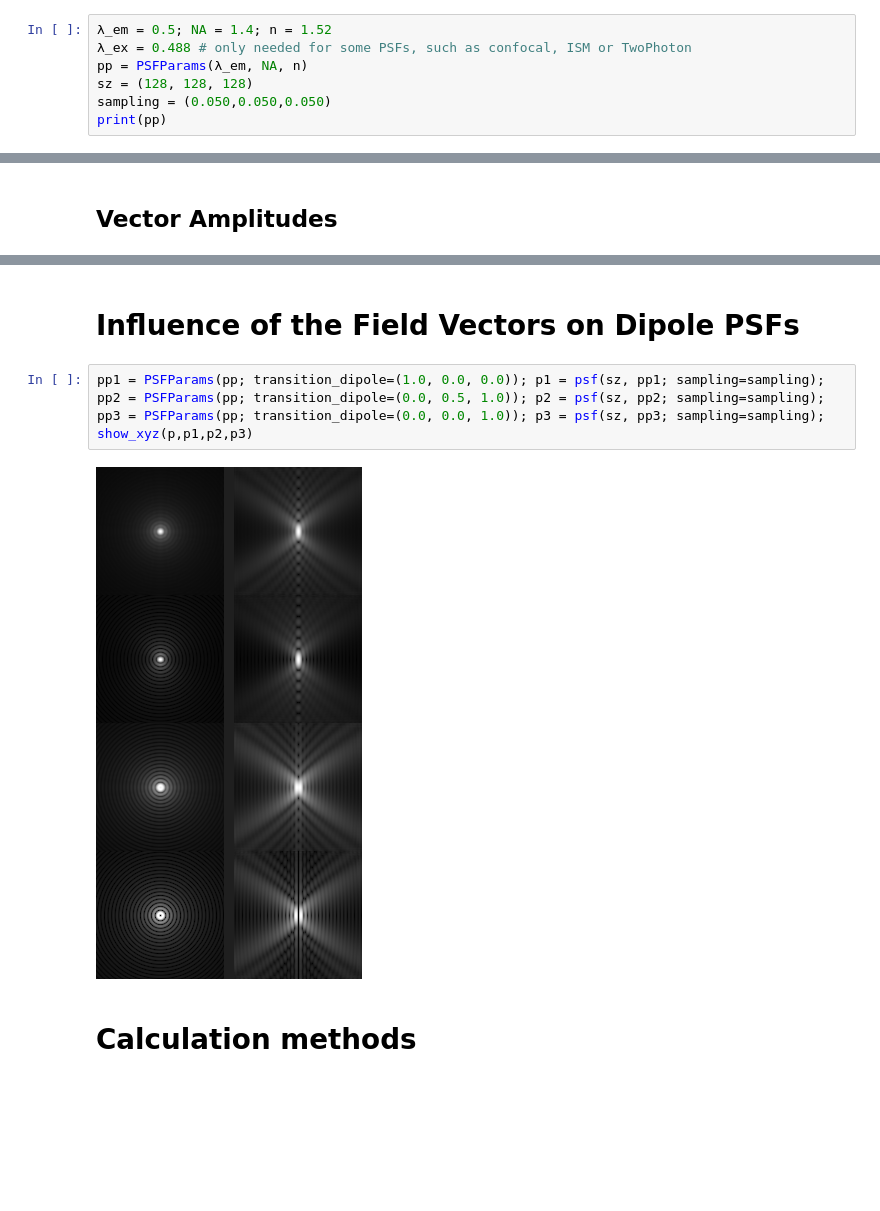
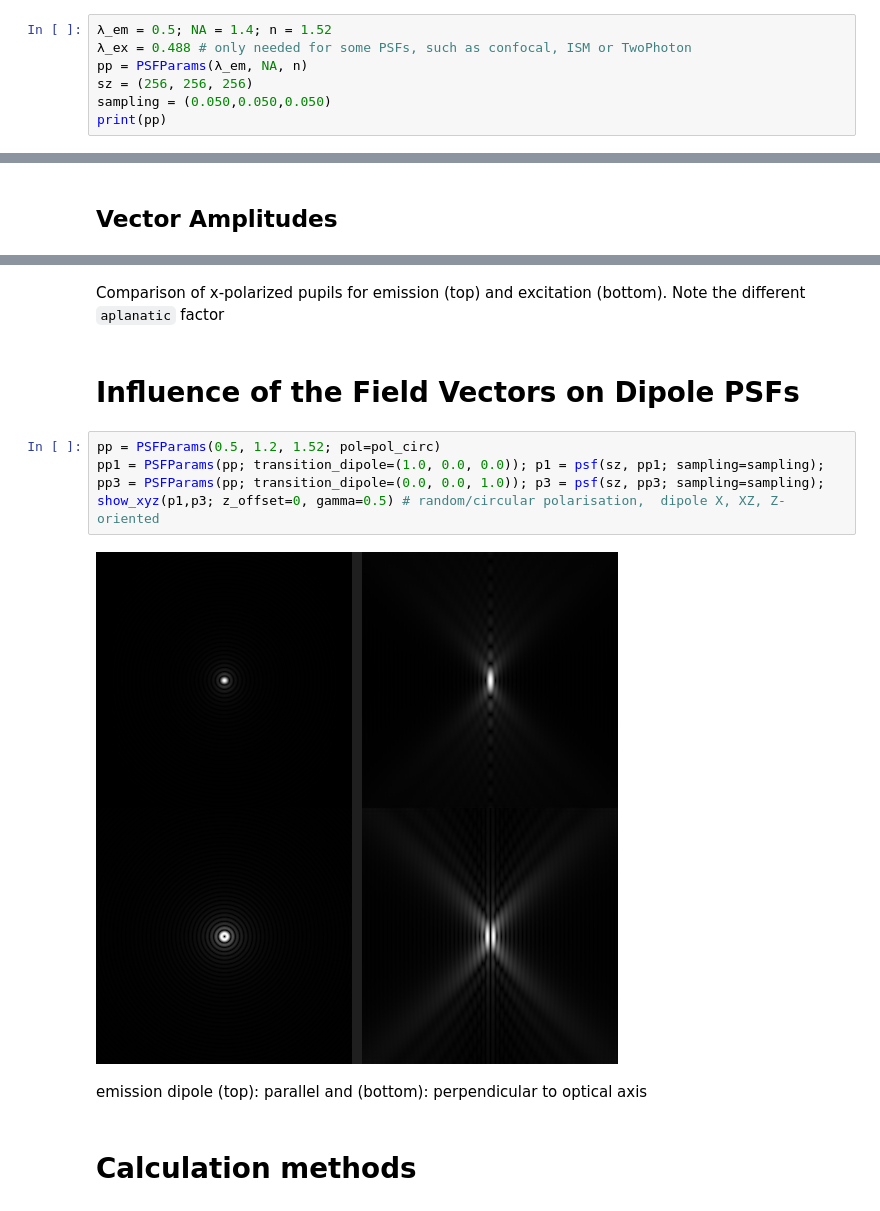
Before and after one commit to RainerHeintzmann/PointSpreadFunctions.jl, a Jupyter notebook: examples/PSFs_demo.ipynb, the cells around one changed output, grey strips where cells are left out. Cells and saved outputs as stored; diff of their text form; blank space fills up the shorter version.

```diff
--- a/examples/PSFs_demo.ipynb
+++ b/examples/PSFs_demo.ipynb
@@ -42,7 +56,7 @@ show_xyz (generic function with 1 method)
 λ_em = 0.5; NA = 1.4; n = 1.52
 λ_ex = 0.488 # only needed for some PSFs, such as confocal, ISM or TwoPhoton
 pp = PSFParams(λ_em, NA, n)
-sz = (128, 128, 128)
+sz = (256, 256, 256)
 sampling = (0.050,0.050,0.050)
 print(pp)
 # %% [output]
@@ -72,12 +103,16 @@ show_xyz(pa)
+# %% [markdown]
+Comparison of x-polarized pupils for emission (top) and excitation (bottom). Note the different `aplanatic` factor
 # %% [markdown]
 # Influence of the Field Vectors on Dipole PSFs
 # %%
+pp = PSFParams(0.5, 1.2, 1.52; pol=pol_circ)
 pp1 = PSFParams(pp; transition_dipole=(1.0, 0.0, 0.0)); p1 = psf(sz, pp1; sampling=sampling);
-pp2 = PSFParams(pp; transition_dipole=(0.0, 0.5, 1.0)); p2 = psf(sz, pp2; sampling=sampling);
 pp3 = PSFParams(pp; transition_dipole=(0.0, 0.0, 1.0)); p3 = psf(sz, pp3; sampling=sampling);
-show_xyz(p,p1,p2,p3)
+show_xyz(p1,p3; z_offset=0, gamma=0.5) # random/circular polarisation,  dipole X, XZ, Z-oriented
 # %% [output]
-[figure, old version]
+[figure, new version]
+# %% [markdown]
+emission dipole (top): parallel and (bottom): perpendicular to optical axis
 # %% [markdown]
 # Calculation methods
 # %%
```
Also changed, not shown: parts of 34 cells of this notebook, 5 other files.
